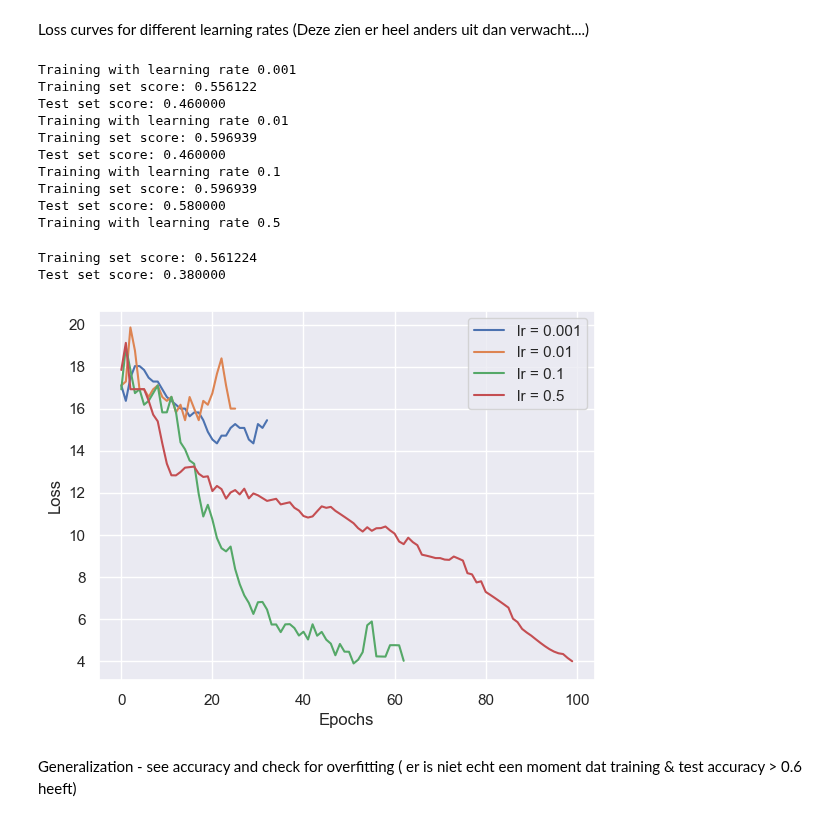
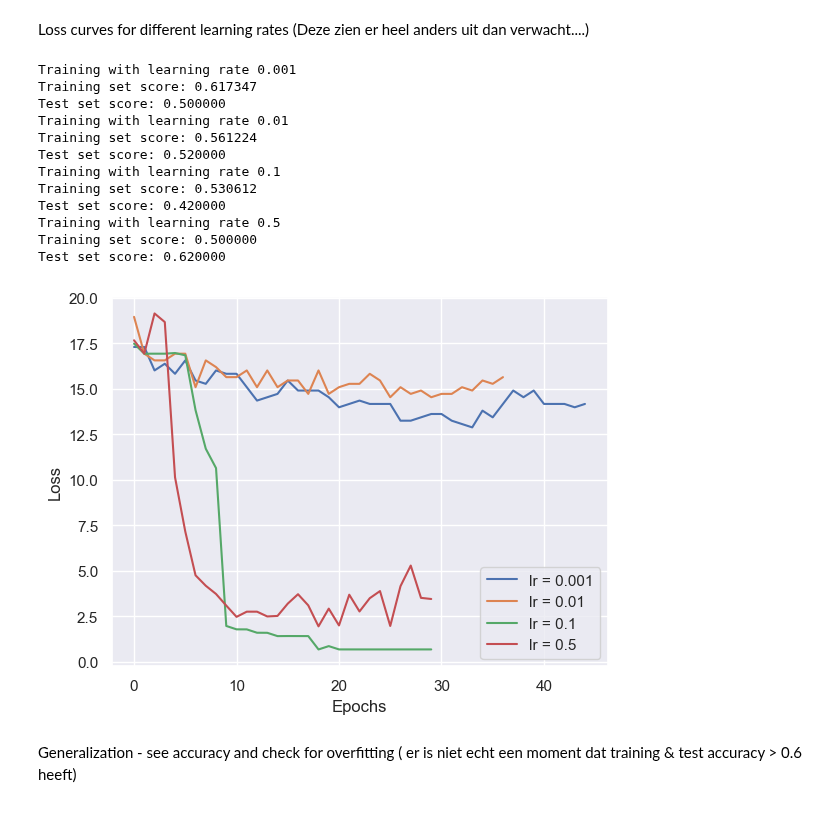
Before and after one commit to ecmbuijsman/TM10007_ML, a Jupyter notebook: assignment.ipynb, the cells around one changed output. Saved outputs shown, nothing was run; the diff lists cells and outputs as text; code cells hidden in the pictures.

```diff
--- a/assignment.ipynb
+++ b/assignment.ipynb
@@ -326,40 +326,40 @@ Loss curves for different learning rates
 # %%
 for learning_rate in [0.001, 0.01, 0.1, 0.5]:
 
     print(f"Training with learning rate {learning_rate}")
     ## To prevent very long waiting times, we set a maximum number of iterations
     mlp = MLPClassifier(
-        hidden_layer_sizes=(40,),
+        hidden_layer_sizes=(40,40,40),
         max_iter=100,
         #alpha=1e-4,
         #solver="sgd",
         #random_state=1,
         learning_rate_init=learning_rate
     )
     mlp.fit(X_train, y_train)
 
     print("Training set score: %f" % mlp.score(X_train, y_train))
     print("Test set score: %f" % mlp.score(X_test, y_test))
 
     plt.plot(mlp.loss_curve_, label=f'lr = {learning_rate}')
     plt.xlabel('Epochs')
     plt.ylabel('Loss')
 plt.legend()
 plt.show()
 # %% [output]
 Training with learning rate 0.001
-Training set score: 0.556122
-Test set score: 0.460000
+Training set score: 0.617347
+Test set score: 0.500000
 Training with learning rate 0.01
-Training set score: 0.596939
-Test set score: 0.460000
+Training set score: 0.561224
+Test set score: 0.520000
 Training with learning rate 0.1
-Training set score: 0.596939
-Test set score: 0.580000
+Training set score: 0.530612
+Test set score: 0.420000
 Training with learning rate 0.5
+Training set score: 0.500000
+Test set score: 0.620000
-Training set score: 0.561224
-Test set score: 0.380000
-[figure, old version]
+[figure, new version]
 # %% [markdown]
 Generalization - see accuracy and check for overfitting ( er is niet echt een moment dat training & test accuracy > 0.6 heeft)
 # %%
```
Also changed, not shown: parts of 1 cell of this notebook.
